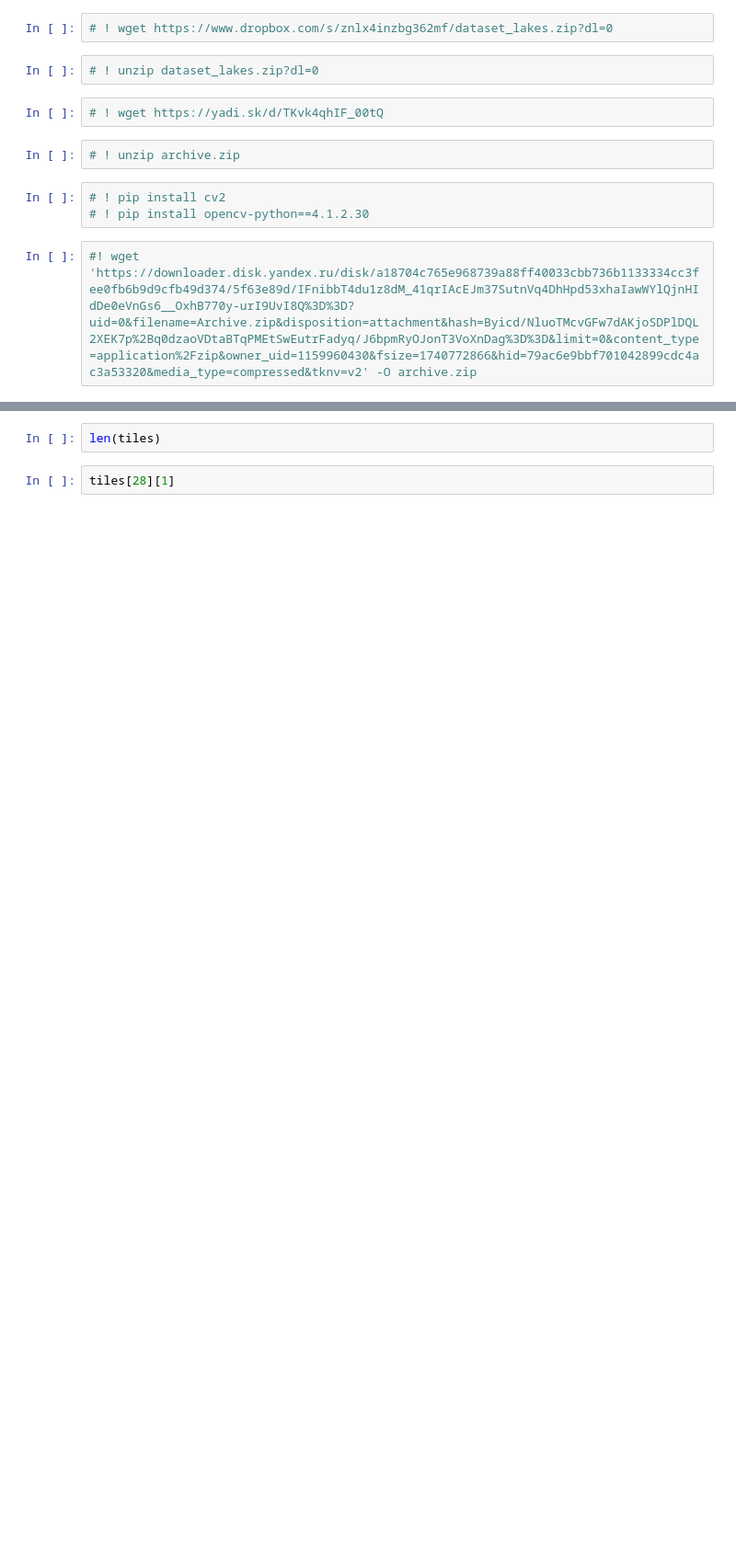
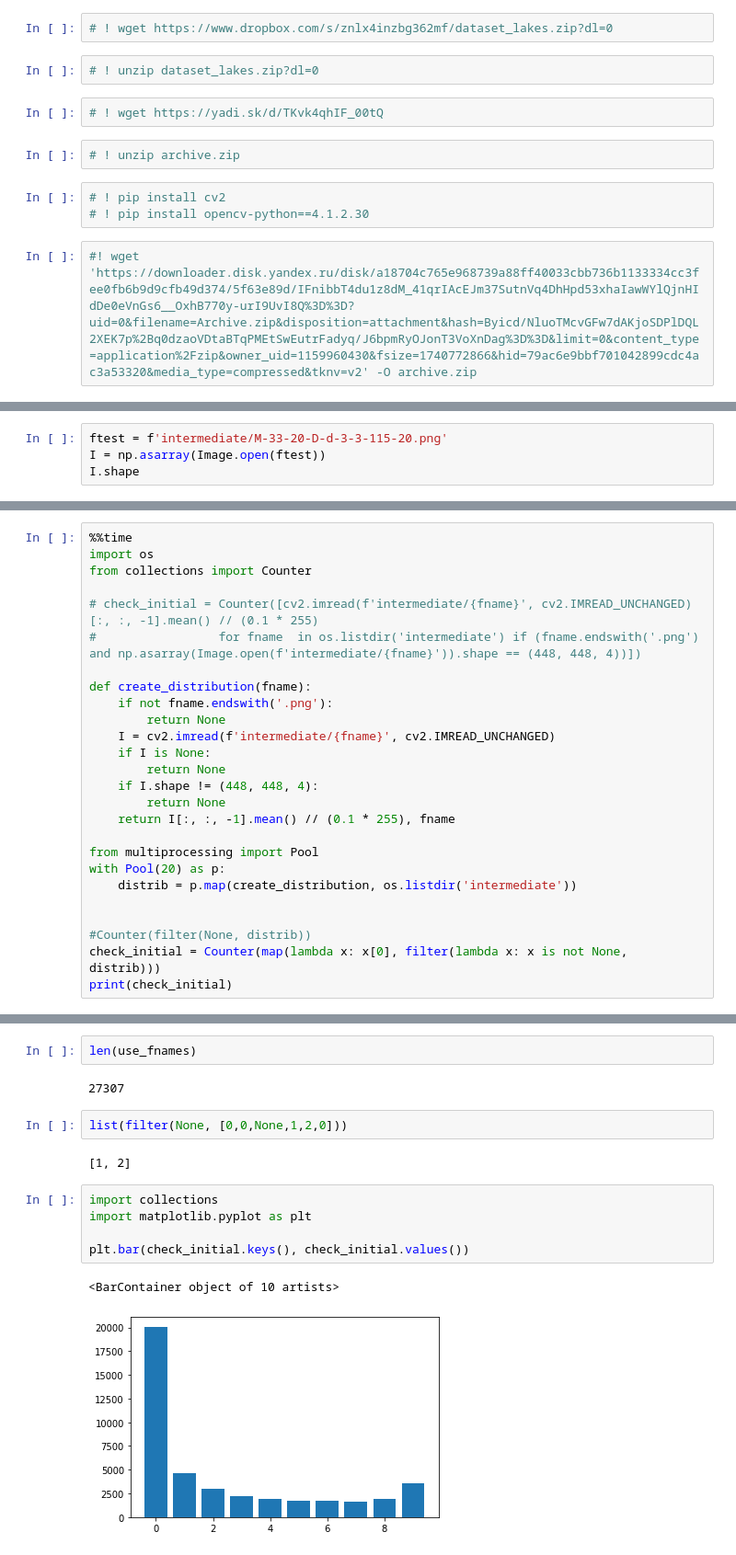
Before and after one commit to od-crypto/aerial, a Jupyter notebook: split_rotate.ipynb, the cells around one changed output, grey strips where cells are left out. Shown at 92% size. Drawn from its saved outputs; the diff is of its cells as text; blank space fills up the shorter version.

```diff
--- a/split_rotate.ipynb
+++ b/split_rotate.ipynb
@@ -138,0 +115,4 @@ tiles = [item for group in tiles for item in group]
+# %%
+ftest = f'intermediate/M-33-20-D-d-3-3-115-20.png'
+I = np.asarray(Image.open(ftest))
+I.shape
@@ -138,0 +130,26 @@ tiles = [item for group in tiles for item in group]
+# %%
+%%time
+import os
+from collections import Counter
+
+# check_initial = Counter([cv2.imread(f'intermediate/{fname}', cv2.IMREAD_UNCHANGED)[:, :, -1].mean() // (0.1 * 255)
+#                 for fname  in os.listdir('intermediate') if (fname.endswith('.png') and np.asarray(Image.open(f'intermediate/{fname}')).shape == (448, 448, 4))])
+
+def create_distribution(fname):
+    if not fname.endswith('.png'):
+        return None
+    I = cv2.imread(f'intermediate/{fname}', cv2.IMREAD_UNCHANGED)
+    if I is None:
+        return None
+    if I.shape != (448, 448, 4):
+        return None
+    return I[:, :, -1].mean() // (0.1 * 255), fname
+
+from multiprocessing import Pool
+with Pool(20) as p:
+    distrib = p.map(create_distribution, os.listdir('intermediate'))
+
+
+#Counter(filter(None, distrib))
+check_initial = Counter(map(lambda x: x[0], filter(lambda x: x is not None, distrib)))
+print(check_initial)
@@ -139,4 +167,16 @@ tiles = [item for group in tiles for item in group]
 # %%
-len(tiles)
+len(use_fnames)
+# %% [output]
+27307
-# %%
-tiles[28][1]
+# %%
+list(filter(None, [0,0,None,1,2,0]))
+# %% [output]
+[1, 2]
+# %%
+import collections
+import matplotlib.pyplot as plt
+
+plt.bar(check_initial.keys(), check_initial.values())
+# %% [output]
+<BarContainer object of 10 artists>
+[figure, added]
```
Also changed, not shown: parts of 22 cells of this notebook, 7 other files.
